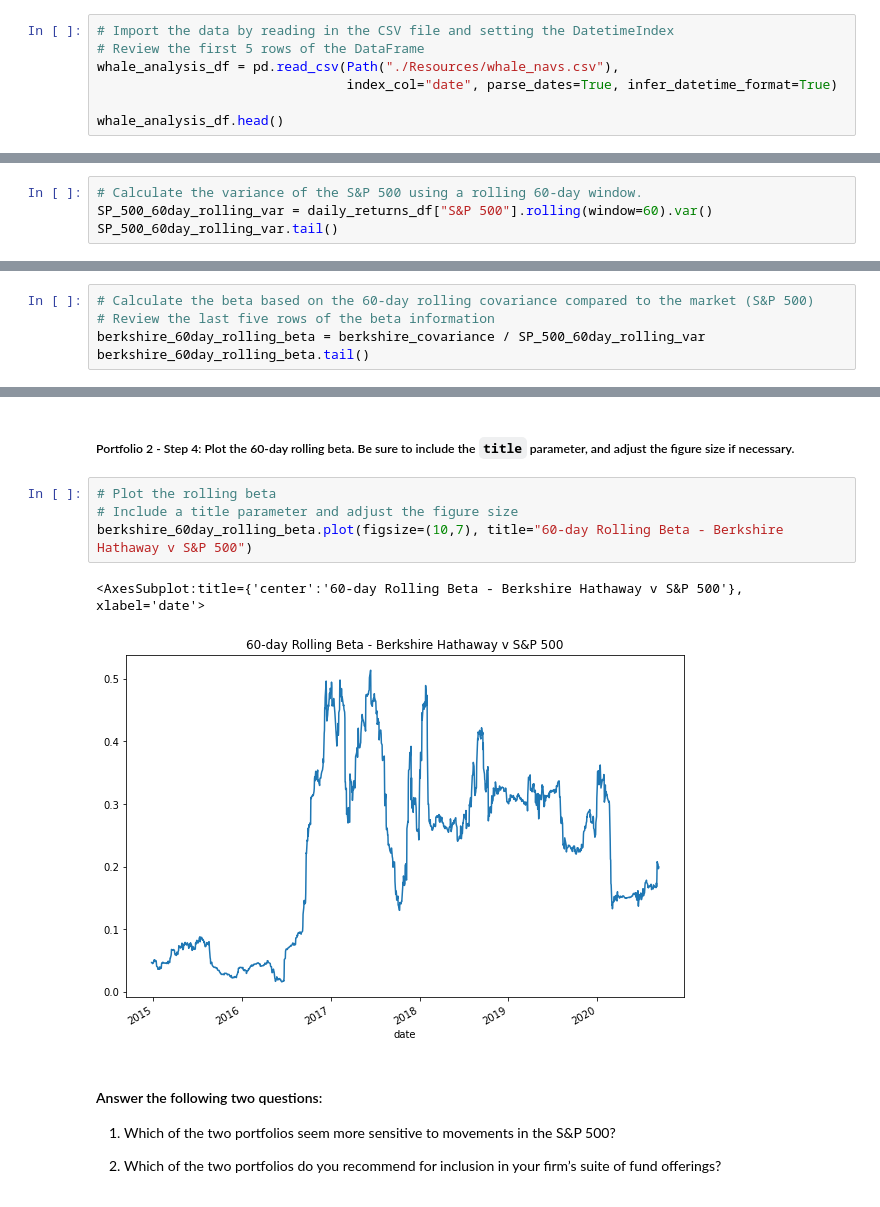
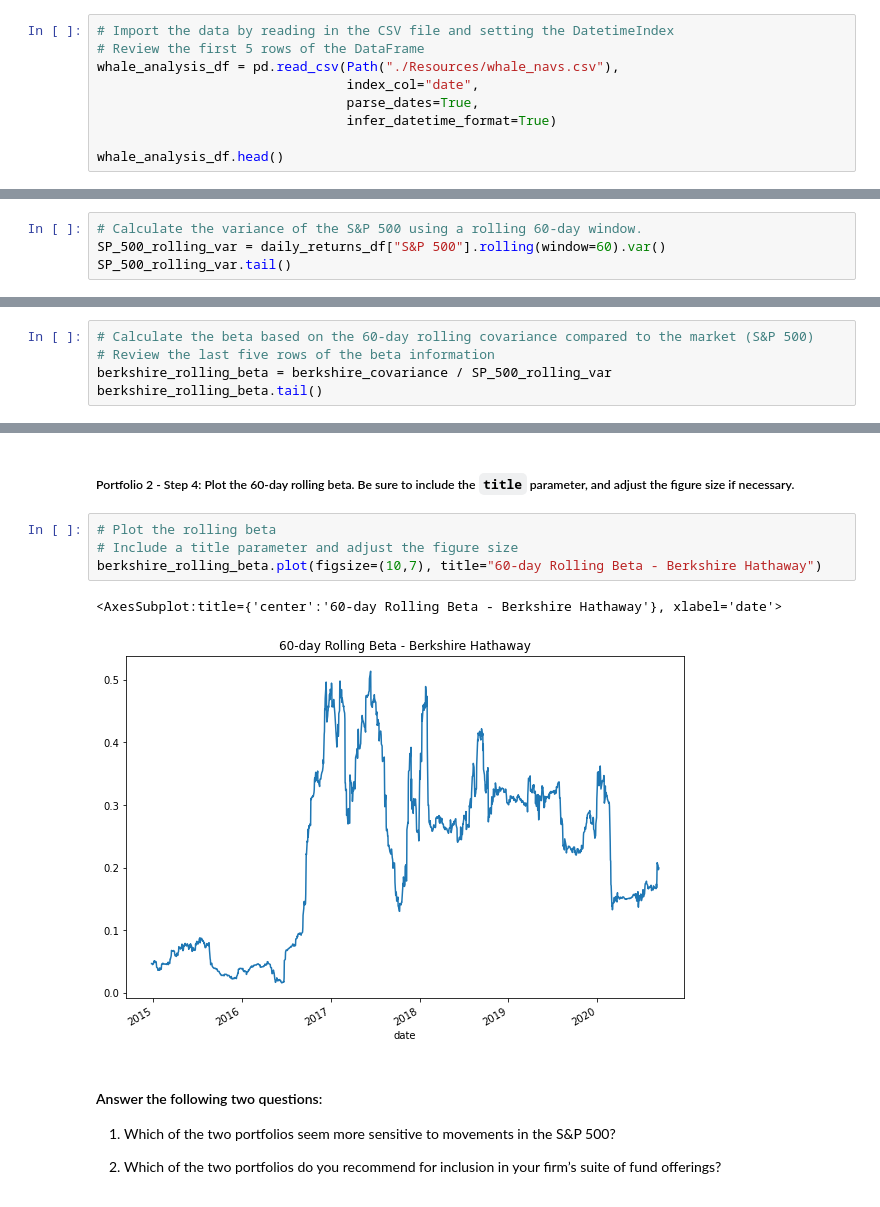
Before and after one commit to nguyenthuyt/whale_analysis, a Jupyter notebook: risk_return_analysis.ipynb, the cells around one changed output, grey strips where cells are left out. Drawn from its saved outputs; the diff is of its cells as text.

```diff
--- a/risk_return_analysis.ipynb
+++ b/risk_return_analysis.ipynb
@@ -110,7 +110,9 @@ import numpy as np
 # Import the data by reading in the CSV file and setting the DatetimeIndex
 # Review the first 5 rows of the DataFrame
 whale_analysis_df = pd.read_csv(Path("./Resources/whale_navs.csv"),
-                                index_col="date", parse_dates=True, infer_datetime_format=True)
+                                index_col="date",
+                                parse_dates=True,
+                                infer_datetime_format=True)
 
 whale_analysis_df.head()
 # %% [output]
@@ -361,8 +367,8 @@ Your analysis is nearing completion. Now, you need to evaluate how the portfolio
 #### Use the Pandas `var` function to calculate the variance of the S&P 500 by using a 60-day rolling window. Visualize the last five rows of the variance of the S&P 500.
 # %%
 # Calculate the variance of the S&P 500 using a rolling 60-day window.
-SP_500_60day_rolling_var = daily_returns_df["S&P 500"].rolling(window=60).var()
-SP_500_60day_rolling_var.tail()
+SP_500_rolling_var = daily_returns_df["S&P 500"].rolling(window=60).var()
+SP_500_rolling_var.tail()
 # %% [output]
 date
 2020-09-04    0.000103
@@ -448,8 +454,8 @@ dtype: float64
 # %%
 # Calculate the beta based on the 60-day rolling covariance compared to the market (S&P 500)
 # Review the last five rows of the beta information
-berkshire_60day_rolling_beta = berkshire_covariance / SP_500_60day_rolling_var
-berkshire_60day_rolling_beta.tail()
+berkshire_rolling_beta = berkshire_covariance / SP_500_rolling_var
+berkshire_rolling_beta.tail()
 # %% [output]
 date
 2020-09-04    0.207879
@@ -470,10 +476,10 @@ berkshire_60day_rolling_beta.mean()
 # %%
 # Plot the rolling beta
 # Include a title parameter and adjust the figure size
-berkshire_60day_rolling_beta.plot(figsize=(10,7), title="60-day Rolling Beta - Berkshire Hathaway v S&P 500")
+berkshire_rolling_beta.plot(figsize=(10,7), title="60-day Rolling Beta - Berkshire Hathaway")
 # %% [output]
-<AxesSubplot:title={'center':'60-day Rolling Beta - Berkshire Hathaway v S&P 500'}, xlabel='date'>
+<AxesSubplot:title={'center':'60-day Rolling Beta - Berkshire Hathaway'}, xlabel='date'>
-[figure, old version]
+[figure, new version]
 # %% [markdown]
 #### Answer the following two questions:
 
```
Also changed, not shown: parts of 19 cells of this notebook.
